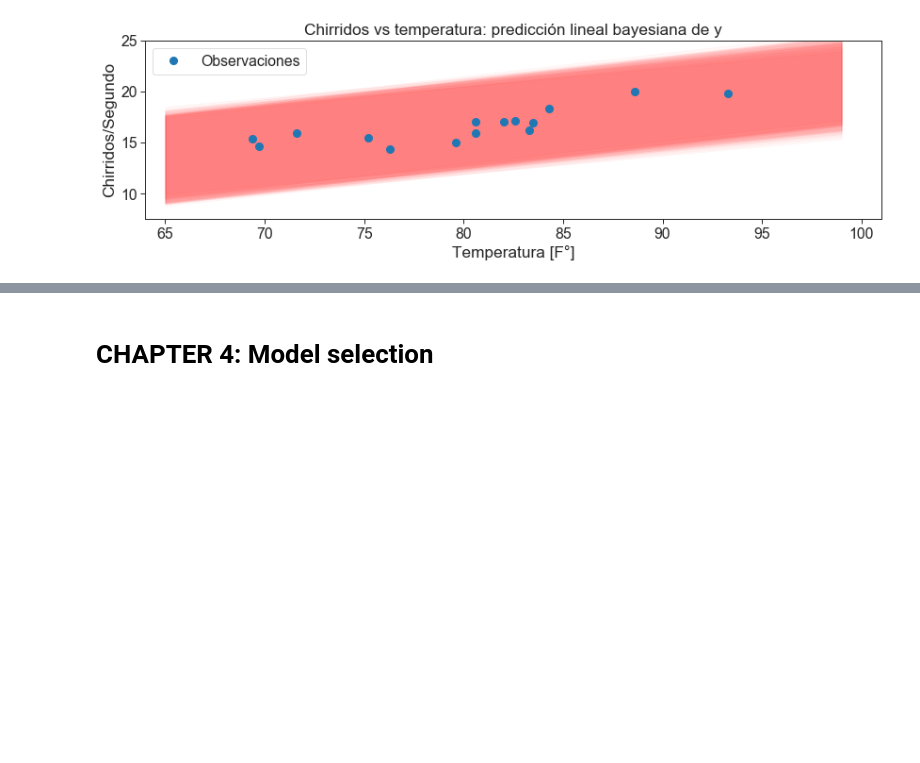
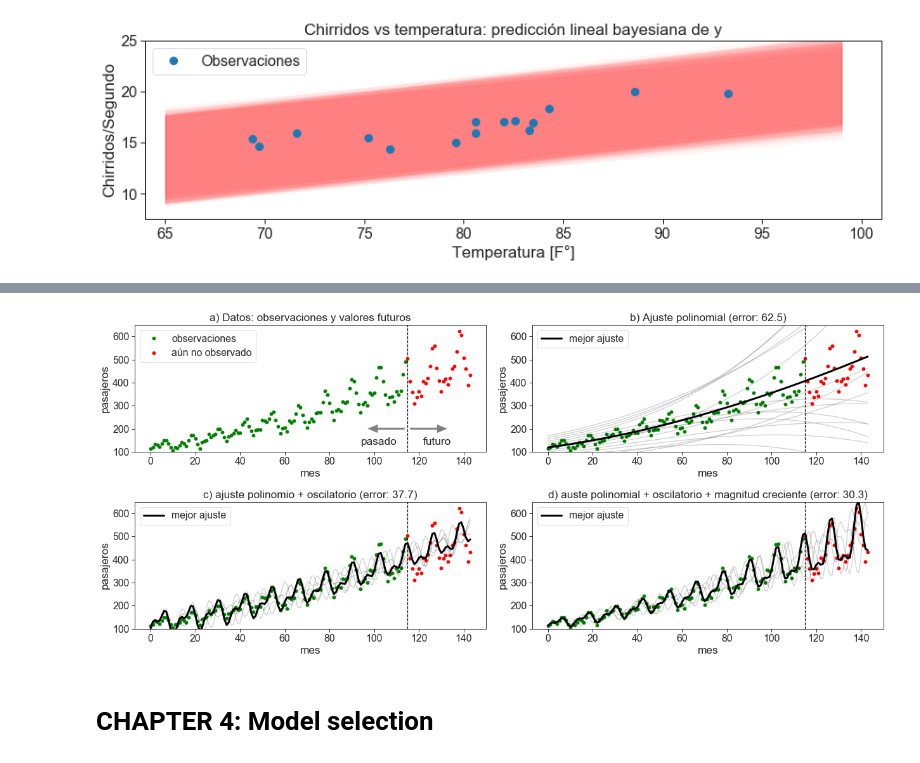
Before and after one commit to GAMES-UChile/Curso-Aprendizaje-de-Maquinas, a Jupyter notebook: Figuras.ipynb, the cells around one changed output, grey strips where cells are left out. Saved outputs shown, nothing was run; the diff lists cells and outputs as text; code cells hidden in the pictures; blank space fills up the shorter version.

```diff
--- a/Figuras.ipynb
+++ b/Figuras.ipynb
@@ -627,0 +691,10 @@ if savefigs: plt.savefig(out_path + prefix + 'chirridos_pred4.pdf', bbox_inches=
+# %%
+y_pred = np.zeros(len(y))
+y_pred[:2] = y[:2]
+weig = W
+alfa, lamb, w1, sigma = np.exp(X_opt1[:4])
+phi = X_opt1[4]
+
+for i in np.arange(len(y)):
+    y_pred[i] = np.dot([x[i], x[i]**2, x[i]**3 ,1],weig)
+    y_pred[i] += alfa*np.exp(x[i]*lamb)*np.sin(w1*x[i]+phi)
@@ -627,0 +720,9 @@ if savefigs: plt.savefig(out_path + prefix + 'chirridos_pred4.pdf', bbox_inches=
+# %%
+args = (X_opt1, W, y_trn,x_trn)
+# theta0 = np.ones(7)
+# !!!!usar solucion de partes anteriores como condicion inicial!!!!!
+# theta0 =  np.hstack(([0,0,0], X_opt))
+lambda1 = 0.1
+theta0 = np.log([10, lambda1, 1, 1, 1])
+time_ts = time.time()
+X_opt2, f_rnl, data = fmin(like_M,theta0,None,args,approx_grad=True,disp=1,factr=0.00000001/(2.22E-12),maxiter=100000)
@@ -628,3 +788,65 @@ if savefigs: plt.savefig(out_path + prefix + 'chirridos_pred4.pdf', bbox_inches=
+# %%
+#todos los gráficos
+
+fig, axes = plt.subplots(2, 2, figsize=(18,8))
+axes[0,0].axvline(x=til_train, linestyle='--', color='black')
+axes[0,0].plot(x_trn,y_trn, 'og', label='observaciones')
+axes[0,0].plot(x_tst,y_tst, 'or', label='aún no observado')
+axes[0,0].set_ylim([100,650])
+axes[0,0].set_title('a) Datos: observaciones y valores futuros')
+axes[0,0].set_xlabel('mes')
+axes[0,0].set_ylabel('pasajeros')
+axes[0,0].grid(False)
+axes[0,0].text(s='pasado',  x = til_train-21, y=130)
+axes[0,0].arrow(til_train-1.25, 200,-12, 0, width=10, head_width=40, head_length=5, fc='grey')
+axes[0,0].text(s='futuro',  x = til_train + 7, y=130)
+axes[0,0].arrow(til_train+1, 200, 12, 0, width=10, head_width=40, head_length=5, fc='grey')
+axes[0,0].legend()
+
+
+axes[0,1].plot(x_tst,y_tst, 'or')
+axes[0,1].axvline(x=til_train, linestyle='--', color='black')
+axes[0,1].plot(x_trn,y_trn, 'og')
+axes[0,1].plot(x,y_pol, 'black', lw=3, label='mejor ajuste')
+axes[0,1].plot(x,others, 'black', alpha = 0.2)
+axes[0,1].set_ylim([100,650])
+#axes[0,1].set_xlim([0,144])
+axes[0,1].set_title(f'b) Ajuste polinomial (error: {np.sum(np.abs(y[til_train:]- y_pol[til_train:])/(144-til_train)):.1f})')
+axes[0,1].set_xlabel('mes')
+axes[0,1].set_ylabel('pasajeros')
+axes[0,1].grid(False)
+axes[0,1].legend()
+
+axes[1,0].axvline(x=til_train, linestyle='--', color='black')
+axes[1,0].plot(x_tst,y_tst, 'or')
+axes[1,0].plot(x_trn,y_trn, 'og')
+axes[1,0].plot(x,y_pol_sin, 'black', lw=3, label='mejor ajuste')
+axes[1,0].plot(x,others_ps, 'black', alpha = 0.2)
+axes[1,0].set_ylim([100,650])
+axes[1,0].set_title(f'c) ajuste polinomio + oscilatorio (error: {np.sum(np.abs(y[til_train:] - y_pol_sin[til_train:])/(144-til_train)):.1f})')
+axes[1,0].set_xlabel('mes')
+axes[1,0].set_ylabel('pasajeros')
+axes[1,0].grid(False)
+axes[1,0].legend()
+
+axes[1,1].axvline(x=til_train, linestyle='--', color='black')
+axes[1,1].plot(x_tst,y_tst, 'or')
+axes[1,1].plot(x_trn,y_trn, 'og')
+axes[1,1].plot(x,y_pol_sin_grow, 'black', lw=3, label='mejor ajuste')
+axes[1,1].plot(x,others_psg, 'black', alpha = 0.2)
+axes[1,1].set_ylim([100,650])
+axes[1,1].set_title(f'd) auste polinomial + oscilatorio + magnitud creciente (error: {np.sum(np.abs(y[til_train:] - y_pol_sin_grow[til_train:])/(144-til_train)):.1f})')
+axes[1,1].set_xlabel('mes')
+axes[1,1].set_ylabel('pasajeros')
+axes[1,1].grid(False)
+axes[1,1].legend()
+
+plt.tight_layout()
+
+
+if savefigs: plt.savefig(out_path + prefix + 'pasajeros.pdf', bbox_inches='tight')
+# %% [output]
+[figure, added]
 # %%
 prefix = 'cap2_'
 # %%
```
Also changed, not shown: parts of 8 cells of this notebook, 6 other files.
